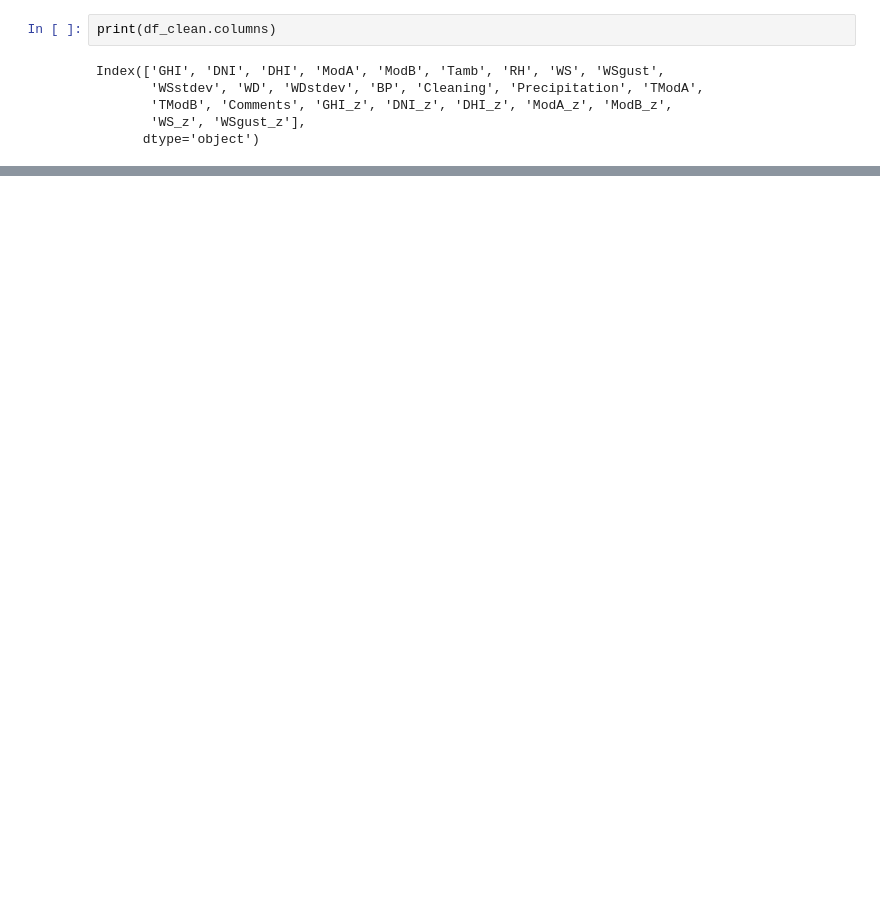
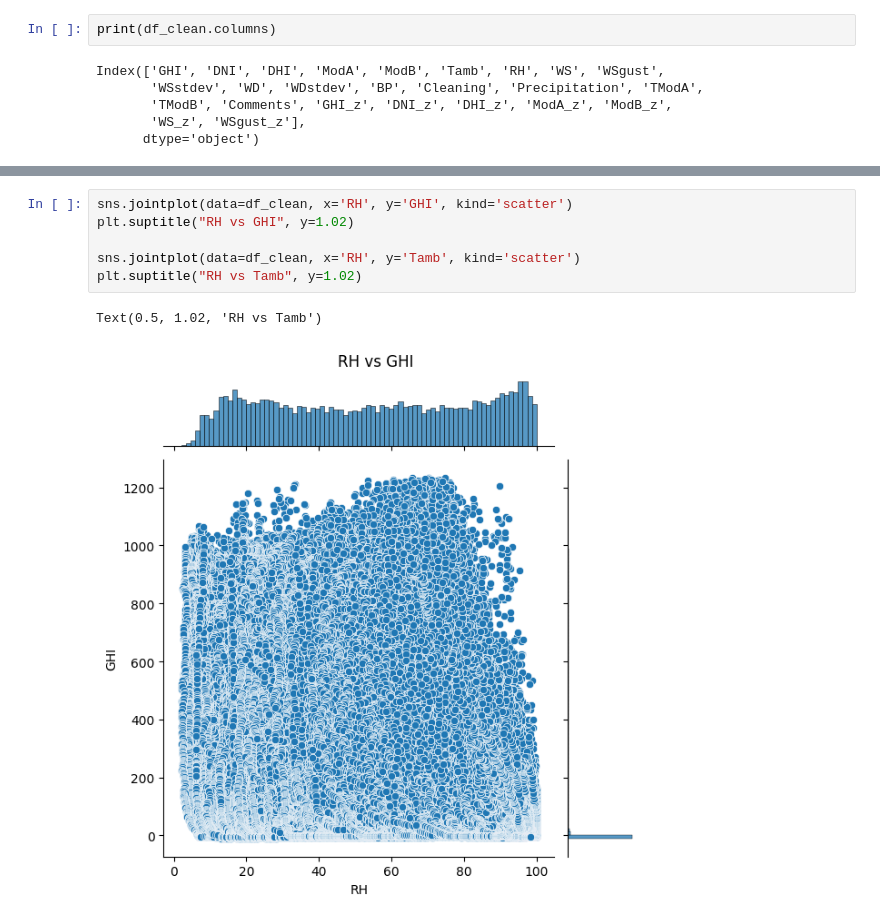
Before and after one commit to mekhlua/solar-challenge-week1, a Jupyter notebook: notebooks/benin_eda.ipynb, the cells around one changed output, grey strips where cells are left out. Cells and saved outputs as stored; diff of their text form; blank space fills up the shorter version.

```diff
--- a/notebooks/benin_eda.ipynb
+++ b/notebooks/benin_eda.ipynb
@@ -80,0 +126,9 @@ Index(['GHI', 'DNI', 'DHI', 'ModA', 'ModB', 'Tamb', 'RH', 'WS', 'WSgust',
+# %%
+sns.jointplot(data=df_clean, x='RH', y='GHI', kind='scatter')
+plt.suptitle("RH vs GHI", y=1.02)
+
+sns.jointplot(data=df_clean, x='RH', y='Tamb', kind='scatter')
+plt.suptitle("RH vs Tamb", y=1.02)
+# %% [output]
+Text(0.5, 1.02, 'RH vs Tamb')
+[figure, added]
```
Also changed, not shown: parts of 7 cells of this notebook.
